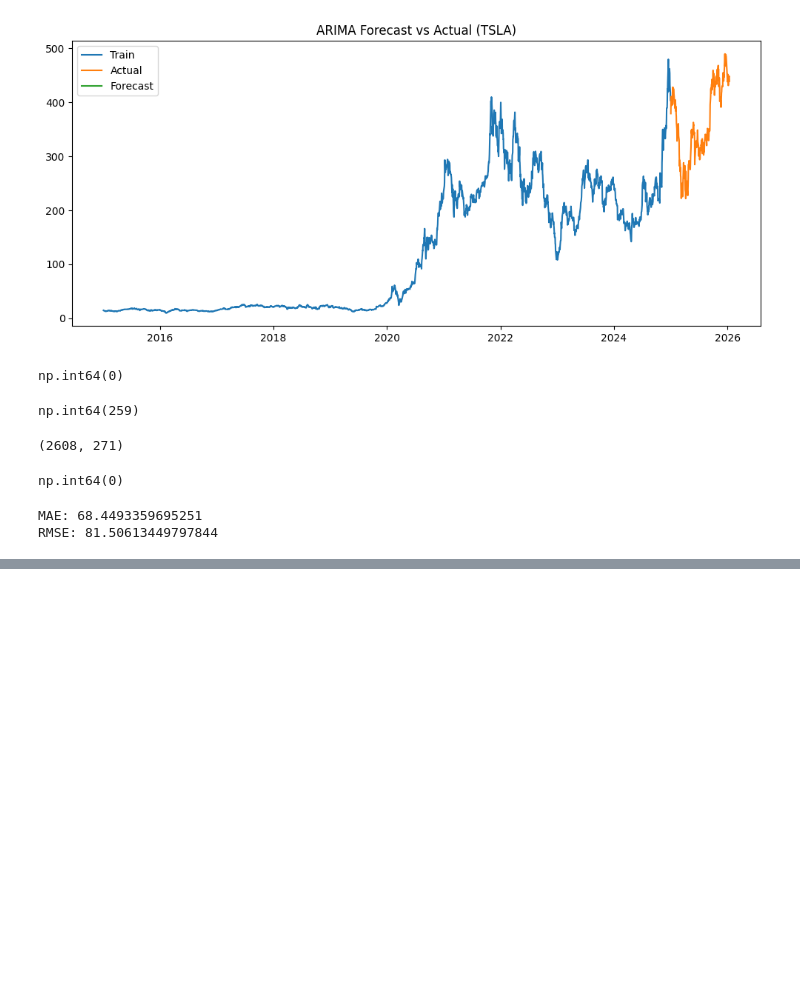
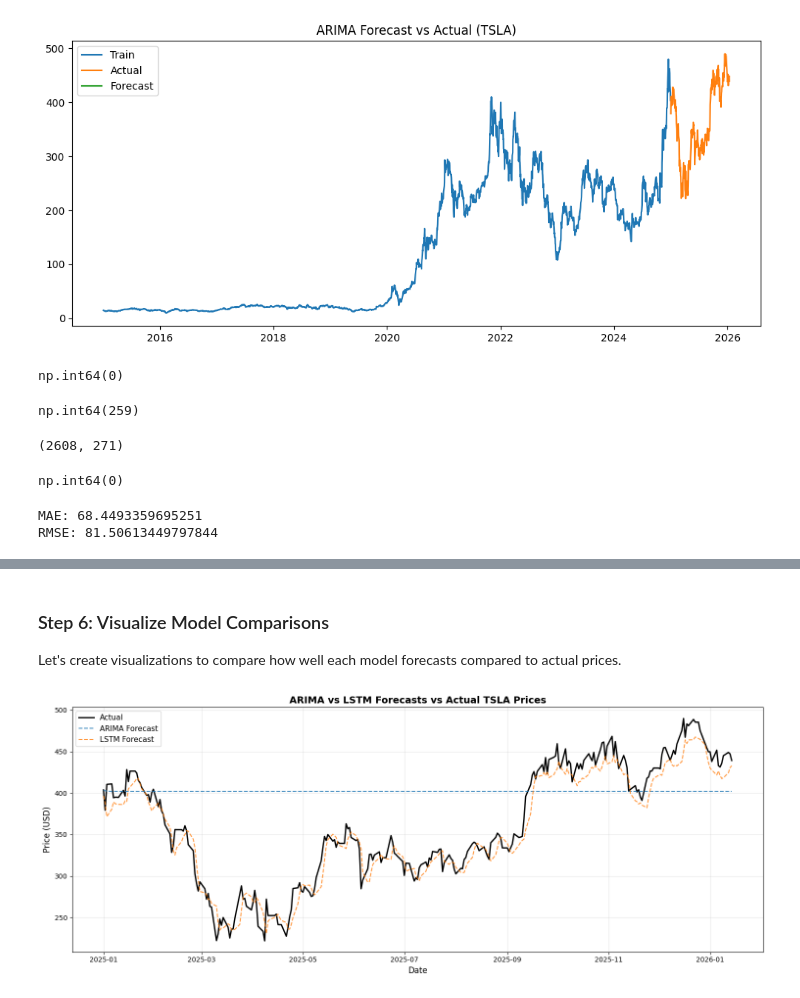
Before and after one commit to linat117/Time-Series-Forecasting-for-Portfolio-Management-Optimization, a Jupyter notebook: notebooks/02_arima_model_tsla.ipynb, the cells around one changed output, grey strips where cells are left out. Saved outputs shown, nothing was run; the diff lists cells and outputs as text; code cells hidden in the pictures; blank space fills up the shorter version.

Commit message:
Forecast future market implemented

```diff
--- a/notebooks/02_arima_model_tsla.ipynb
+++ b/notebooks/02_arima_model_tsla.ipynb
@@ -134,0 +278,13 @@ RMSE: 81.50613449797844
+# %%
+# To make predictions on test data, we need the last 60 days of training data
+# Combine last 60 days of training with test data
+test_input = np.concatenate([train_scaled[-seq_length:], test_scaled])
+
+# Create sequences for test data
+X_test, y_test = create_sequences(test_input, seq_length)
+
+# Reshape for LSTM
+X_test = X_test.reshape((X_test.shape[0], X_test.shape[1], 1))
+
+print(f"Test sequences shape: {X_test.shape}")
+print(f"Test targets shape: {y_test.shape}")
@@ -134,0 +294,16 @@ RMSE: 81.50613449797844
+# %%
+# Make predictions
+lstm_predictions_scaled = lstm_model.predict(X_test, verbose=0)
+
+# Inverse transform to get actual price predictions
+lstm_predictions = scaler.inverse_transform(lstm_predictions_scaled)
+
+# Create a pandas Series with the same index as test data
+lstm_forecast = pd.Series(
+    lstm_predictions.flatten(),
+    index=test.index[:len(lstm_predictions)]
+)
+
+print(f"LSTM Forecast shape: {lstm_forecast.shape}")
+print(f"LSTM Forecast head:\n{lstm_forecast.head()}")
+print(f"LSTM Forecast tail:\n{lstm_forecast.tail()}")
@@ -134,0 +328,19 @@ RMSE: 81.50613449797844
+# %% [markdown]
+### Step 6: Visualize Model Comparisons
+
+Let's create visualizations to compare how well each model forecasts compared to actual prices.
+# %%
+# Plot 1: Forecasts vs Actual
+plt.figure(figsize=(15, 6))
+plt.plot(test_aligned.index, test_aligned.values, label='Actual', linewidth=2, color='black')
+plt.plot(forecast_aligned.index, forecast_aligned.values, label='ARIMA Forecast', linewidth=1.5, linestyle='--', alpha=0.8)
+plt.plot(lstm_forecast.index, lstm_forecast.values, label='LSTM Forecast', linewidth=1.5, linestyle='--', alpha=0.8)
+plt.title('ARIMA vs LSTM Forecasts vs Actual TSLA Prices', fontsize=14, fontweight='bold')
+plt.xlabel('Date', fontsize=12)
+plt.ylabel('Price (USD)', fontsize=12)
+plt.legend(fontsize=11)
+plt.grid(True, alpha=0.3)
+plt.tight_layout()
+plt.show()
+# %% [output]
+[figure, added]
```
Also changed, not shown: parts of 16 cells of this notebook, 5 other files.
